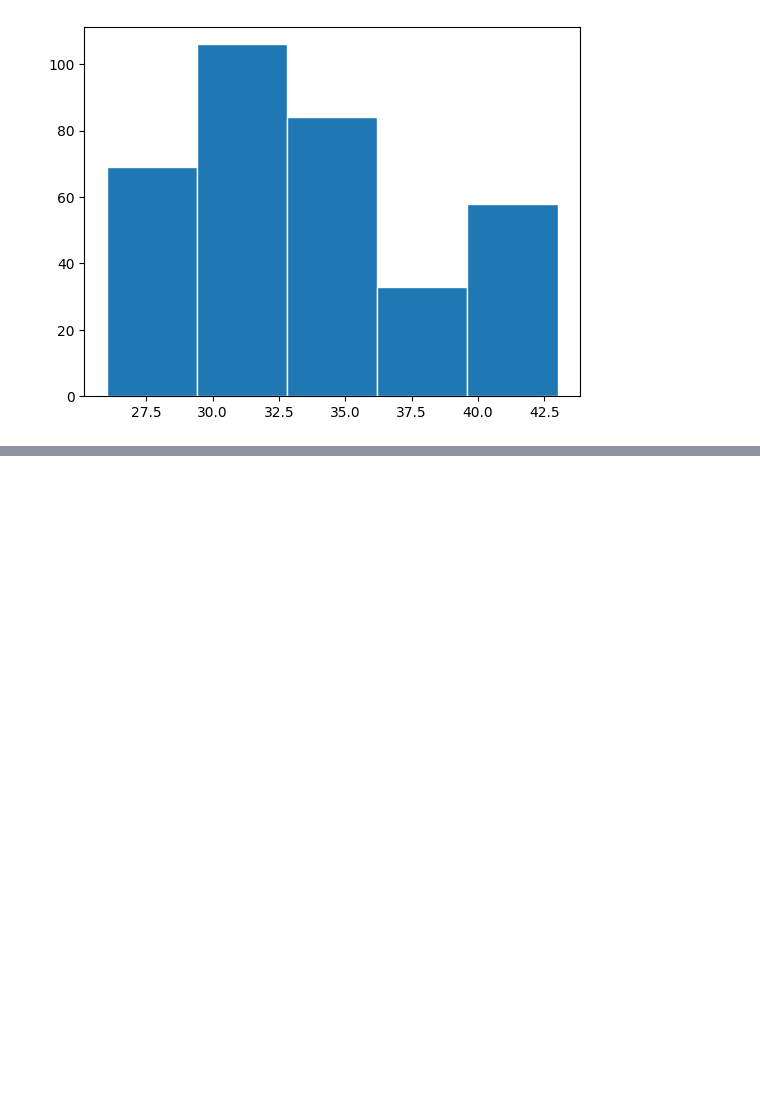
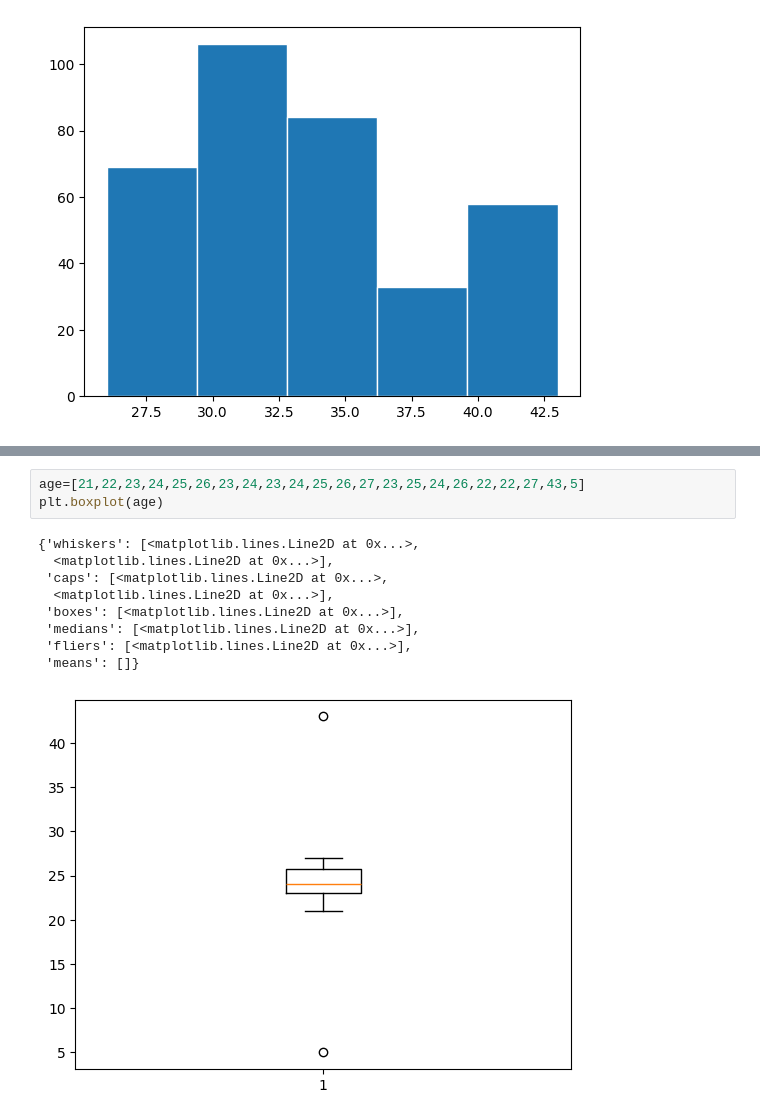
Before and after one commit to resinvrajan/numpy-works, a Jupyter notebook: pandas-works/customer_behaviour/coustemer_case_study.ipynb, the cells around one changed output, grey strips where cells are left out. Saved outputs shown, nothing was run; the diff lists cells and outputs as text; blank space fills up the shorter version.

```diff
--- a/pandas-works/customer_behaviour/coustemer_case_study.ipynb
+++ b/pandas-works/customer_behaviour/coustemer_case_study.ipynb
@@ -298,0 +311,13 @@ plt.hist(df["age"],bins=5,edgecolor="white")
+# %%
+age=[21,22,23,24,25,26,23,24,23,24,25,26,27,23,25,24,26,22,22,27,43,5]
+plt.boxplot(age)
+# %% [output]
+{'whiskers': [<matplotlib.lines.Line2D at 0x...>,
+  <matplotlib.lines.Line2D at 0x...>],
+ 'caps': [<matplotlib.lines.Line2D at 0x...>,
+  <matplotlib.lines.Line2D at 0x...>],
+ 'boxes': [<matplotlib.lines.Line2D at 0x...>],
+ 'medians': [<matplotlib.lines.Line2D at 0x...>],
+ 'fliers': [<matplotlib.lines.Line2D at 0x...>],
+ 'means': []}
+[figure, added]
```
Also changed, not shown: parts of 1 cell of this notebook, 28 other files.
